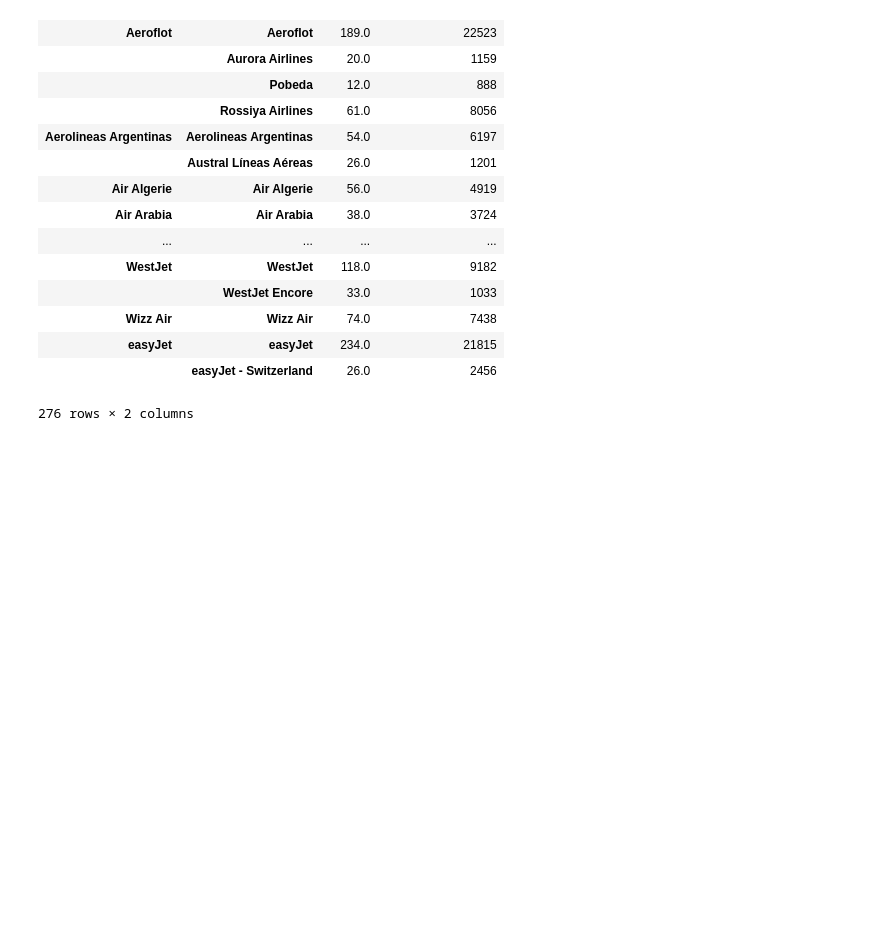
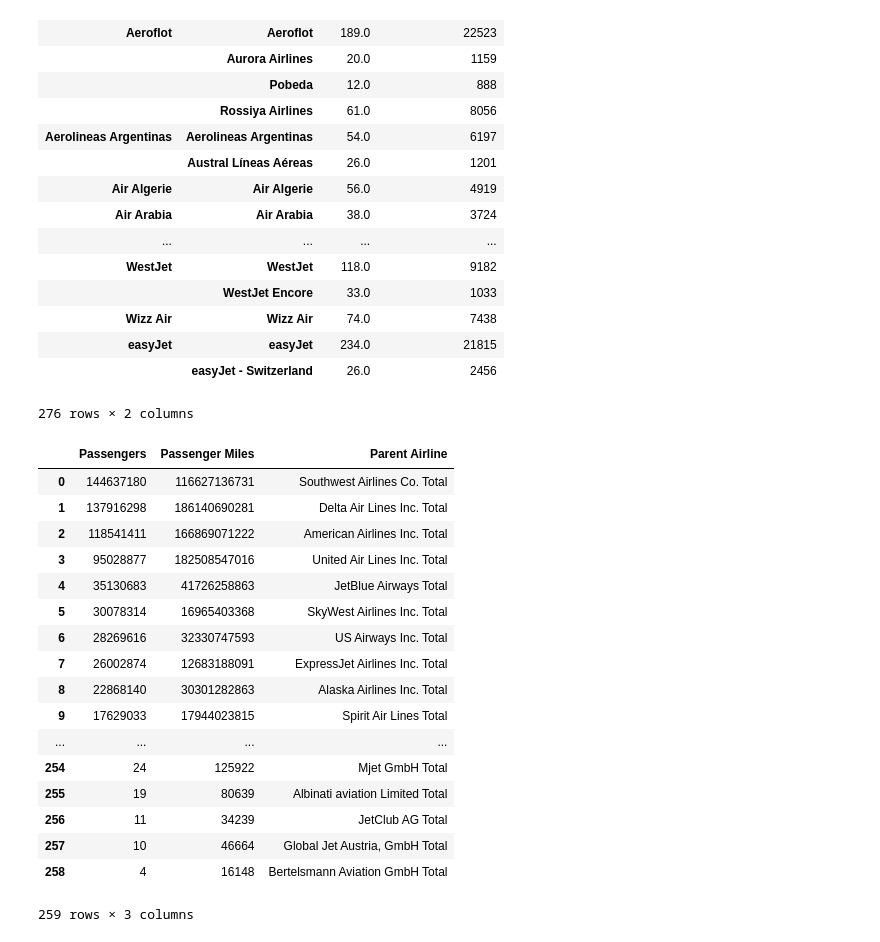
Before and after one commit to duv74/etl_project, a Jupyter notebook: DataFrameCreations.ipynb, the cells around one changed output. Saved outputs shown, nothing was run; the diff lists cells and outputs as text; code cells hidden in the pictures; blank space fills up the shorter version.

Commit message:
Pushing cleaned, updated notebook

```diff
--- a/DataFrameCreations.ipynb
+++ b/DataFrameCreations.ipynb
@@ -44,12 +47,42 @@ agg_fleet_df
 |  | easyJet - Switzerland | 26.0 | 2456 |
 276 rows × 2 columns
 # %%
+## Michael's code
+# Import CSV
 airline_csv = "./Resources/Largest Airlines 2015 with Origin or Destination in USA.csv"
 airline_df = pd.read_csv(airline_csv)
 airline_df.columns
 
+# Clean up the columns
 cleaned_airline = airline_df.drop(columns=[" FREIGHT "," MAIL "])
 cleaned_airline_df = cleaned_airline.rename(columns={" PASSENGERS ":"Passengers",
                                                      " Passenger Miles ":"Passenger Miles",
                                                      "CARRIER_NAME":"Parent Airline"})
+# Remove ','
+cleaned_airline_df["Passengers"] = cleaned_airline_df["Passengers"].str.replace(',', '')
+cleaned_airline_df["Passenger Miles"] = cleaned_airline_df["Passenger Miles"].str.replace(',', '')
+
+# Set the objects to integer
+cleaned_airline_df["Passengers"] = cleaned_airline_df["Passengers"].astype(str).astype(np.int64)
+cleaned_airline_df["Passenger Miles"] = cleaned_airline_df["Passenger Miles"].astype(str).astype(np.int64)
+
 cleaned_airline_df
+# %% [output]
+|  | Passengers | Passenger Miles | Parent Airline |
+| 0 | 144637180 | 116627136731 | Southwest Airlines Co. Total |
+| 1 | 137916298 | 186140690281 | Delta Air Lines Inc. Total |
+| 2 | 118541411 | 166869071222 | American Airlines Inc. Total |
+| 3 | 95028877 | 182508547016 | United Air Lines Inc. Total |
+| 4 | 35130683 | 41726258863 | JetBlue Airways Total |
+| 5 | 30078314 | 16965403368 | SkyWest Airlines Inc. Total |
+| 6 | 28269616 | 32330747593 | US Airways Inc. Total |
+| 7 | 26002874 | 12683188091 | ExpressJet Airlines Inc. Total |
+| 8 | 22868140 | 30301282863 | Alaska Airlines Inc. Total |
+| 9 | 17629033 | 17944023815 | Spirit Air Lines Total |
+| ... | ... | ... | ... |
+| 254 | 24 | 125922 | Mjet GmbH Total |
+| 255 | 19 | 80639 | Albinati aviation Limited Total |
+| 256 | 11 | 34239 | JetClub AG Total |
+| 257 | 10 | 46664 | Global Jet Austria, GmbH Total |
+| 258 | 4 | 16148 | Bertelsmann Aviation GmbH Total |
+259 rows × 3 columns
```
Also changed, not shown: parts of 4 cells of this notebook.
